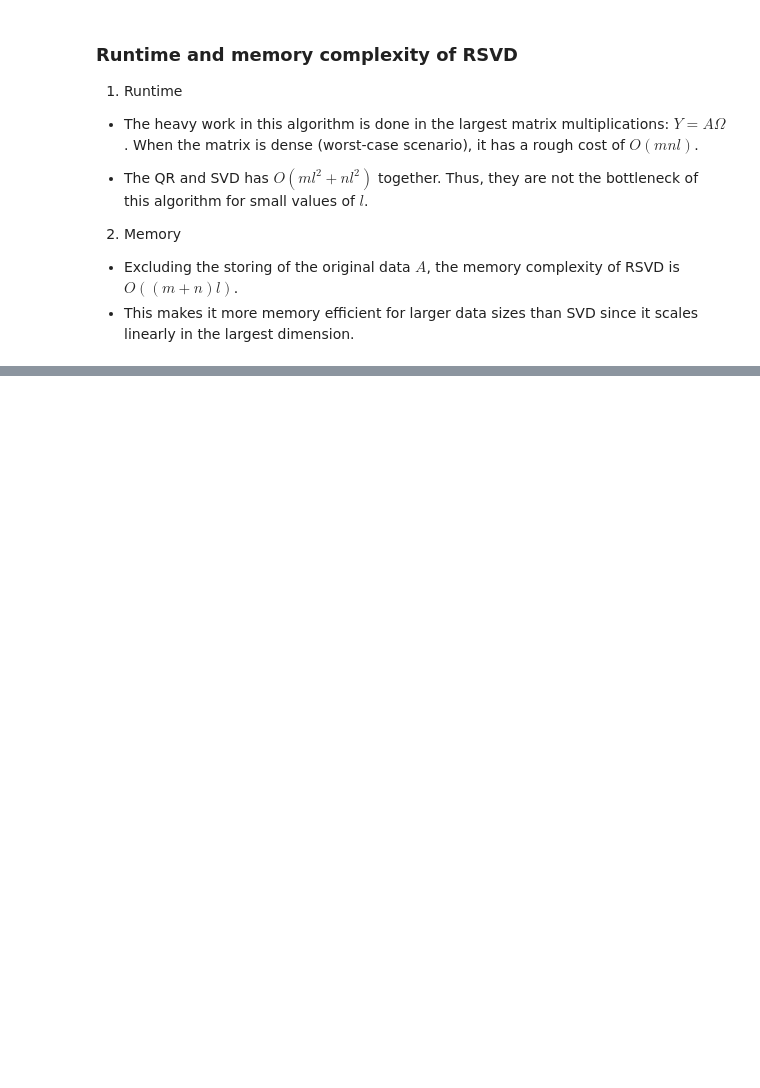
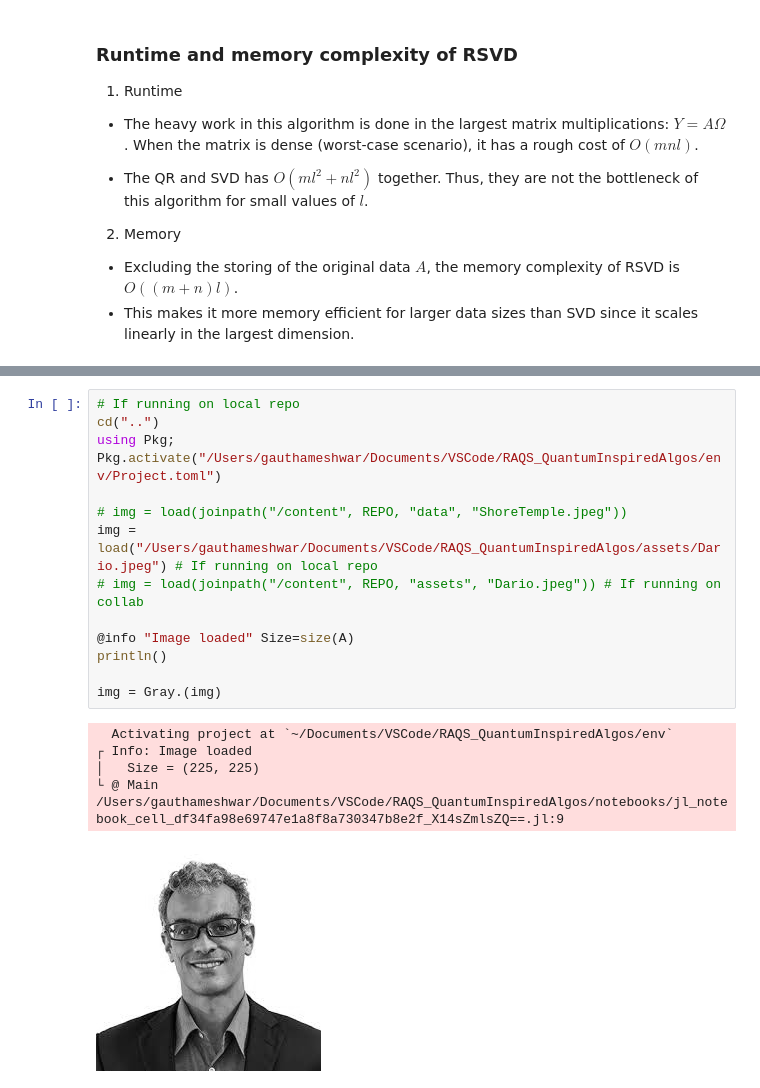
Before and after one commit to Gauthameshwar/RAQS_QuantumInspiredAlgos, a Jupyter notebook: notebooks/RSVDnDataCompression.ipynb, the cells around one changed output, grey strips where cells are left out. Saved outputs shown, nothing was run; the diff lists cells and outputs as text; blank space fills up the shorter version.

```diff
--- a/notebooks/RSVDnDataCompression.ipynb
+++ b/notebooks/RSVDnDataCompression.ipynb
@@ -191,0 +316,19 @@ rsvd(A, 20);
+# %%
+# If running on local repo
+cd("..")
+using Pkg; Pkg.activate("/Users/gauthameshwar/Documents/VSCode/RAQS_QuantumInspiredAlgos/env/Project.toml")
+
+# img = load(joinpath("/content", REPO, "data", "ShoreTemple.jpeg"))
+img = load("/Users/gauthameshwar/Documents/VSCode/RAQS_QuantumInspiredAlgos/assets/Dario.jpeg") # If running on local repo
+# img = load(joinpath("/content", REPO, "assets", "Dario.jpeg")) # If running on collab
+
+@info "Image loaded" Size=size(A)
+println()
+
+img = Gray.(img)
+# %% [output]
+  Activating project at `~/Documents/VSCode/RAQS_QuantumInspiredAlgos/env`
+┌ Info: Image loaded
+│   Size = (225, 225)
+└ @ Main /Users/gauthameshwar/Documents/VSCode/RAQS_QuantumInspiredAlgos/notebooks/jl_notebook_cell_df34fa98e69747e1a8f8a730347b8e2f_X14sZmlsZQ==.jl:9
+[figure, added]
```
Also changed, not shown: parts of 23 cells of this notebook, 6 other files.
